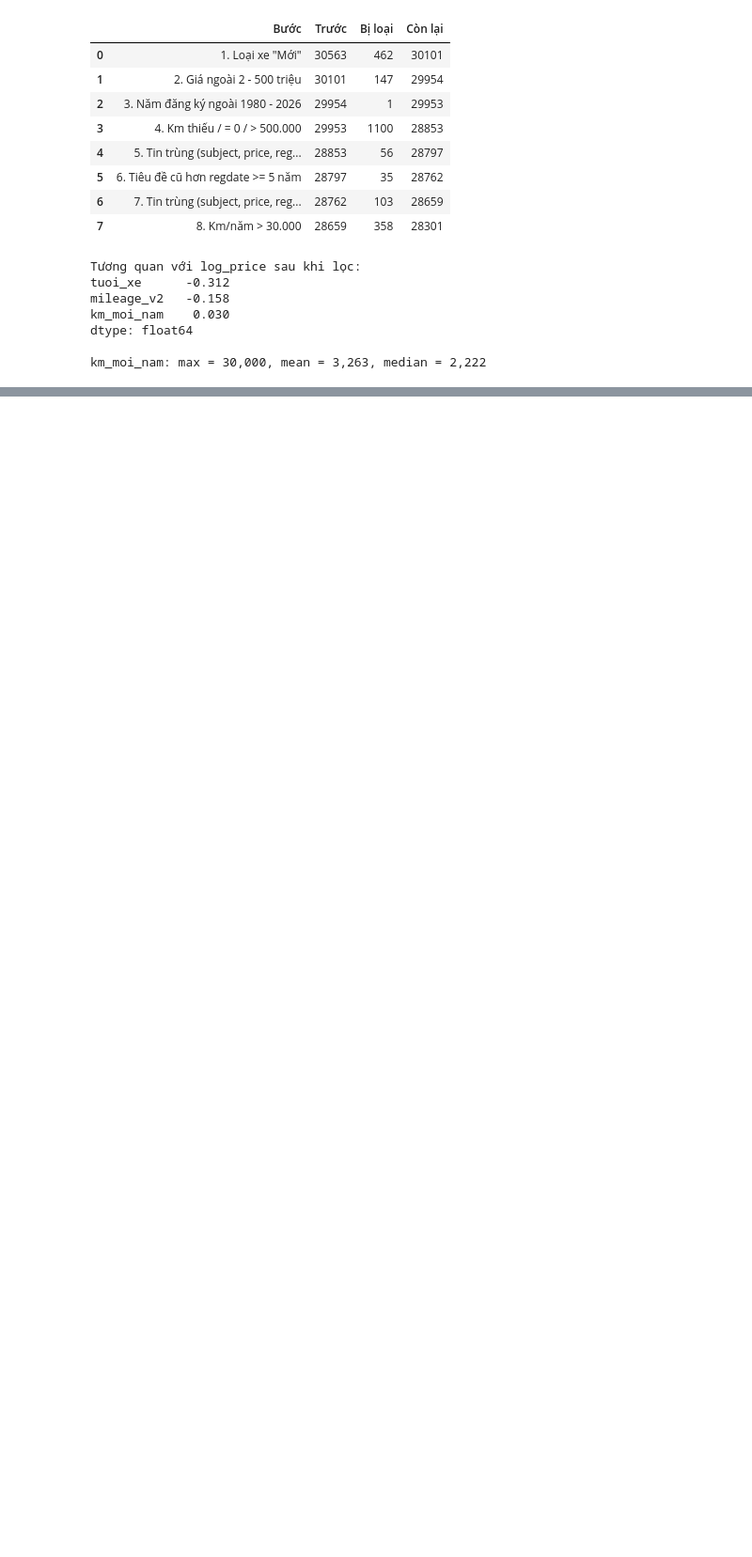
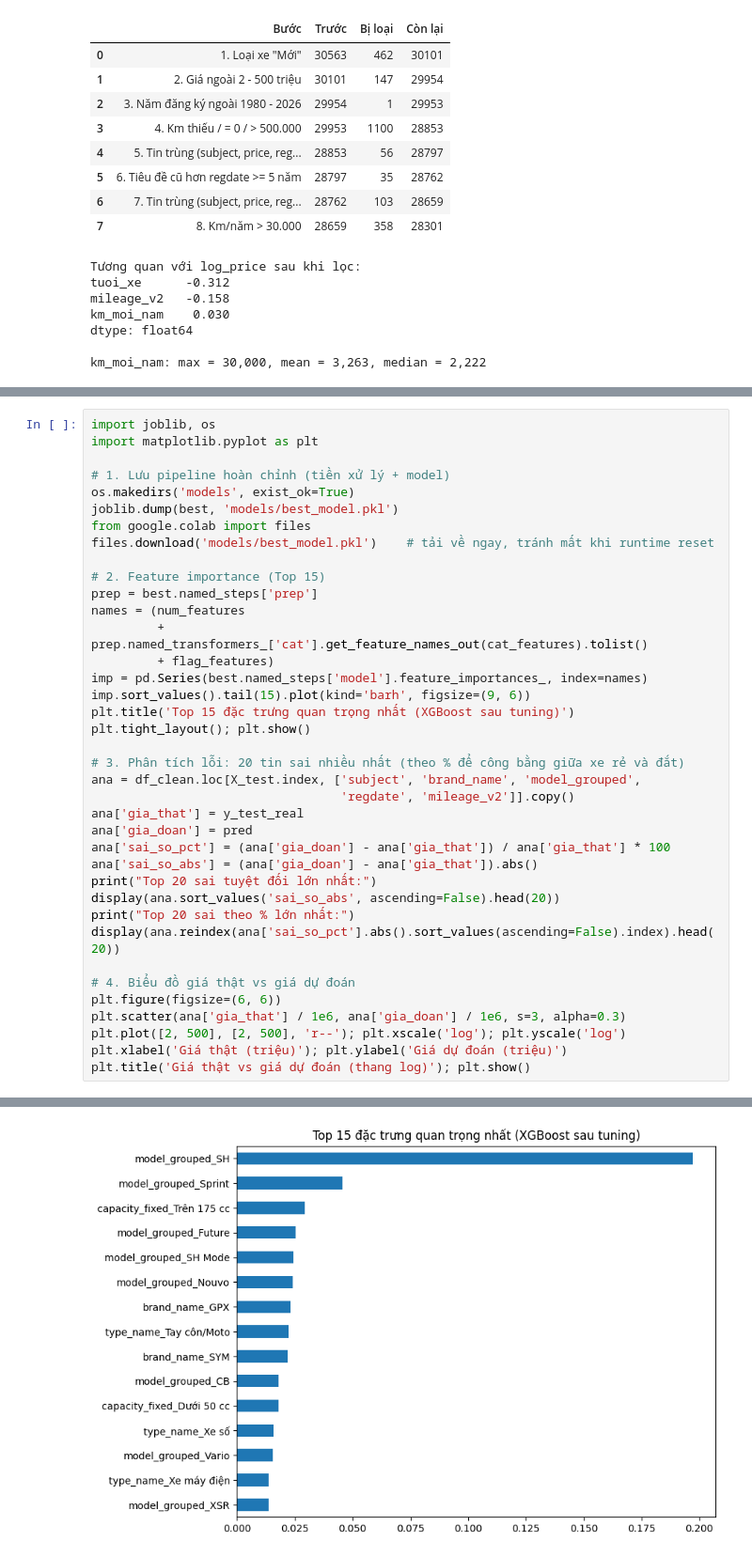
Before and after one commit to minhcopilot/used-motorbike-price-prediction, a Jupyter notebook: notebooks/eda_model_training.ipynb, the cells around one changed output, grey strips where cells are left out. Shown at 94% size. Cells and saved outputs as stored; diff of their text form; blank space fills up the shorter version.

Commit message:
add model, remove redundant file

```diff
--- a/notebooks/eda.ipynb
+++ b/notebooks/eda_model_training.ipynb
@@ -713,0 +975,39 @@ files.download('chotot_xemay_clean.csv')
+# %%
+import joblib, os
+import matplotlib.pyplot as plt
+
+# 1. Lưu pipeline hoàn chỉnh (tiền xử lý + model)
+os.makedirs('models', exist_ok=True)
+joblib.dump(best, 'models/best_model.pkl')
+from google.colab import files
+files.download('models/best_model.pkl')    # tải về ngay, tránh mất khi runtime reset
+
+# 2. Feature importance (Top 15)
+prep = best.named_steps['prep']
+names = (num_features
+         + prep.named_transformers_['cat'].get_feature_names_out(cat_features).tolist()
+         + flag_features)
+imp = pd.Series(best.named_steps['model'].feature_importances_, index=names)
+imp.sort_values().tail(15).plot(kind='barh', figsize=(9, 6))
+plt.title('Top 15 đặc trưng quan trọng nhất (XGBoost sau tuning)')
+plt.tight_layout(); plt.show()
+
+# 3. Phân tích lỗi: 20 tin sai nhiều nhất (theo % để công bằng giữa xe rẻ và đắt)
+ana = df_clean.loc[X_test.index, ['subject', 'brand_name', 'model_grouped',
+                                  'regdate', 'mileage_v2']].copy()
+ana['gia_that'] = y_test_real
+ana['gia_doan'] = pred
+ana['sai_so_pct'] = (ana['gia_doan'] - ana['gia_that']) / ana['gia_that'] * 100
+ana['sai_so_abs'] = (ana['gia_doan'] - ana['gia_that']).abs()
+print("Top 20 sai tuyệt đối lớn nhất:")
+display(ana.sort_values('sai_so_abs', ascending=False).head(20))
+print("Top 20 sai theo % lớn nhất:")
+display(ana.reindex(ana['sai_so_pct'].abs().sort_values(ascending=False).index).head(20))
+
+# 4. Biểu đồ giá thật vs giá dự đoán
+plt.figure(figsize=(6, 6))
+plt.scatter(ana['gia_that'] / 1e6, ana['gia_doan'] / 1e6, s=3, alpha=0.3)
+plt.plot([2, 500], [2, 500], 'r--'); plt.xscale('log'); plt.yscale('log')
+plt.xlabel('Giá thật (triệu)'); plt.ylabel('Giá dự đoán (triệu)')
+plt.title('Giá thật vs giá dự đoán (thang log)'); plt.show()
+# %% [output]
@@ -713,0 +1016 @@ files.download('chotot_xemay_clean.csv')
+[figure, added]
```
Also changed, not shown: parts of 10 cells of this notebook, 6 other files.
